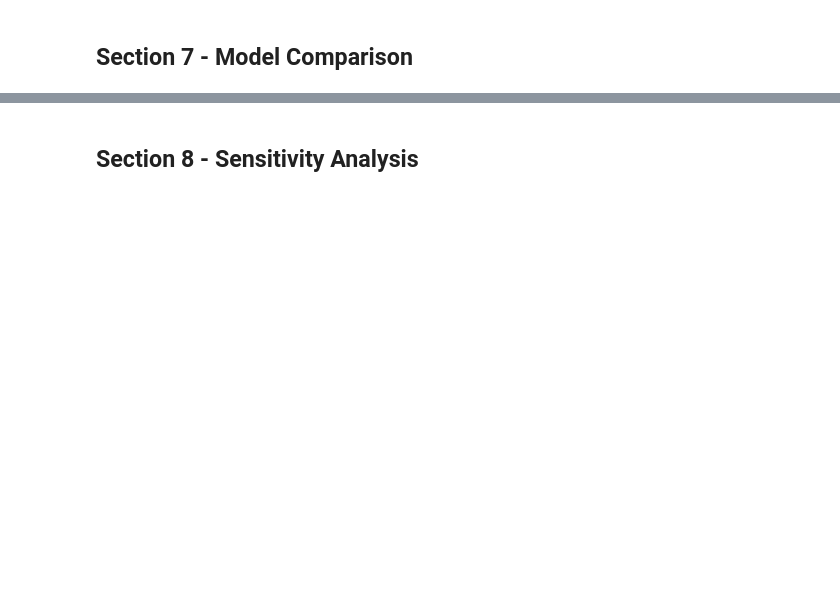
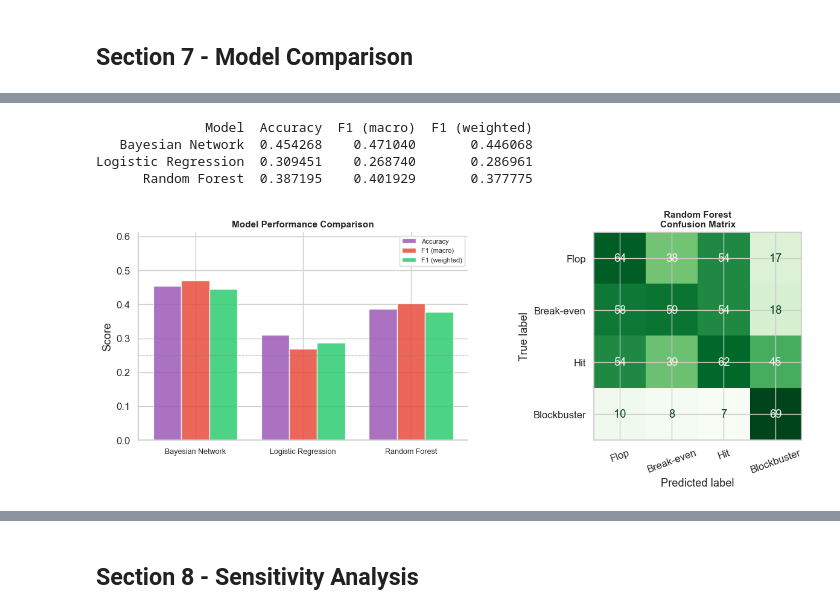
Before and after one commit to stefhooy/box-office-bayesian, a Jupyter notebook: blockbuster_formula_version_2.ipynb, the cells around one changed output, grey strips where cells are left out. Cells and saved outputs as stored; diff of their text form; code cells hidden in the pictures; blank space fills up the shorter version.

```diff
--- a/blockbuster_formula_version_2.ipynb
+++ b/blockbuster_formula_version_2.ipynb
@@ -1071,0 +1199,54 @@ plt.show()
+# %%
+# Metrics comparison + visualisation
+def model_metrics(y_true, y_pred, name):
+    return {
+        'Model':         name,
+        'Accuracy':      accuracy_score(y_true, y_pred),
+        'F1 (macro)':    f1_score(y_true, y_pred, average='macro',    zero_division=0),
+        'F1 (weighted)': f1_score(y_true, y_pred, average='weighted', zero_division=0),
+    }
+
+results = pd.DataFrame([
+    model_metrics(y_test, y_pred_bn, 'Bayesian Network'),
+    model_metrics(y_test, y_pred_lr, 'Logistic Regression'),
+    model_metrics(y_test, y_pred_rf, 'Random Forest'),
+])
+print(results.to_string(index=False))
+
+# Bar chart
+fig, axes = plt.subplots(1, 2, figsize=(13, 5))
+
+metric_cols = ['Accuracy', 'F1 (macro)', 'F1 (weighted)']
+x     = np.arange(len(results))
+width = 0.26
+pal   = ['#9b59b6', '#e74c3c', '#2ecc71']
+for i, (col, color) in enumerate(zip(metric_cols, pal)):
+    bars = axes[0].bar(x + (i - 1) * width, results[col], width,
+                       label=col, color=color, alpha=0.85, edgecolor='white')
+axes[0].set_xticks(x)
+axes[0].set_xticklabels(results['Model'], fontsize=9)
+axes[0].set_title('Model Performance Comparison', fontsize=11, fontweight='bold')
+axes[0].set_ylabel('Score')
+axes[0].set_ylim(0, min(results[metric_cols].max().max() * 1.3, 1.0))
+axes[0].legend(fontsize=8)
+axes[0].axhline(0.25, color='grey', linestyle='--', linewidth=0.8, alpha=0.6, label='Random baseline')
+sns.despine(ax=axes[0])
+
+# RF confusion matrix
+from sklearn.metrics import ConfusionMatrixDisplay
+cm_rf = confusion_matrix(y_test, y_pred_rf, labels=outcome_order)
+ConfusionMatrixDisplay(cm_rf, display_labels=outcome_order).plot(
+    ax=axes[1], colorbar=False, cmap='Greens'
+)
+axes[1].set_title('Random Forest\nConfusion Matrix', fontsize=11, fontweight='bold')
+axes[1].tick_params(axis='x', rotation=20)
+
+plt.tight_layout()
+plt.savefig(OUTPUTS_PATH / 'model_comparison.png', dpi=150, bbox_inches='tight')
+plt.show()
+# %% [output]
+              Model  Accuracy  F1 (macro)  F1 (weighted)
+   Bayesian Network  0.454268    0.471040       0.446068
+Logistic Regression  0.309451    0.268740       0.286961
+      Random Forest  0.387195    0.401929       0.377775
+[figure, added]
```
Also changed, not shown: parts of 19 cells of this notebook, 11 other files.
